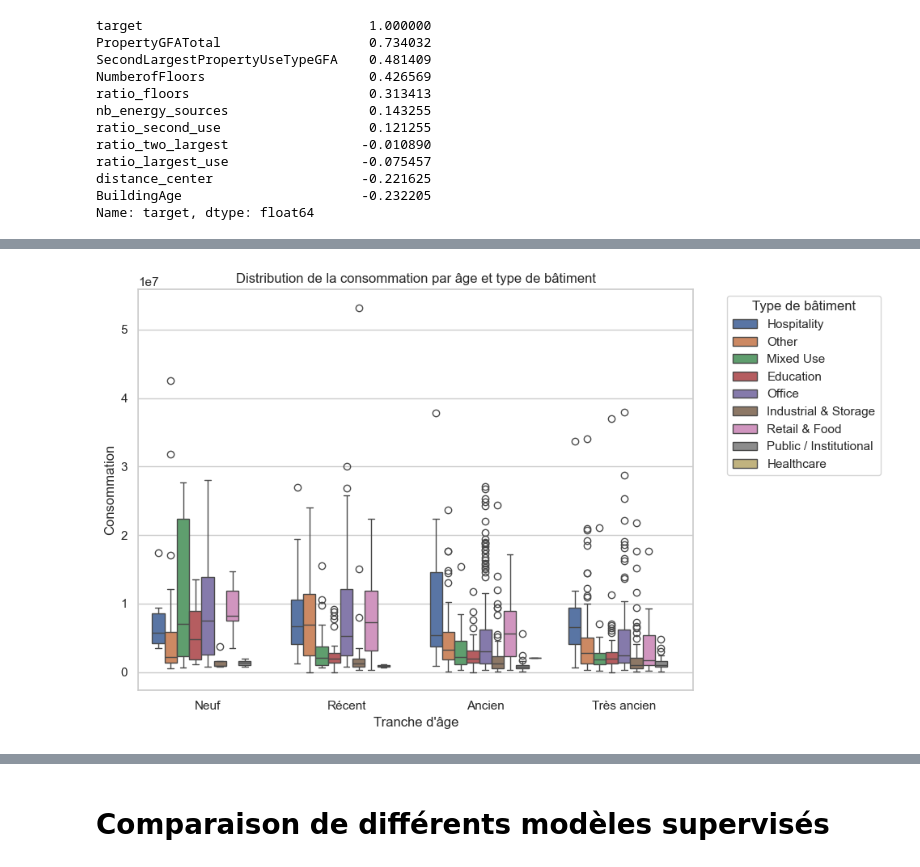
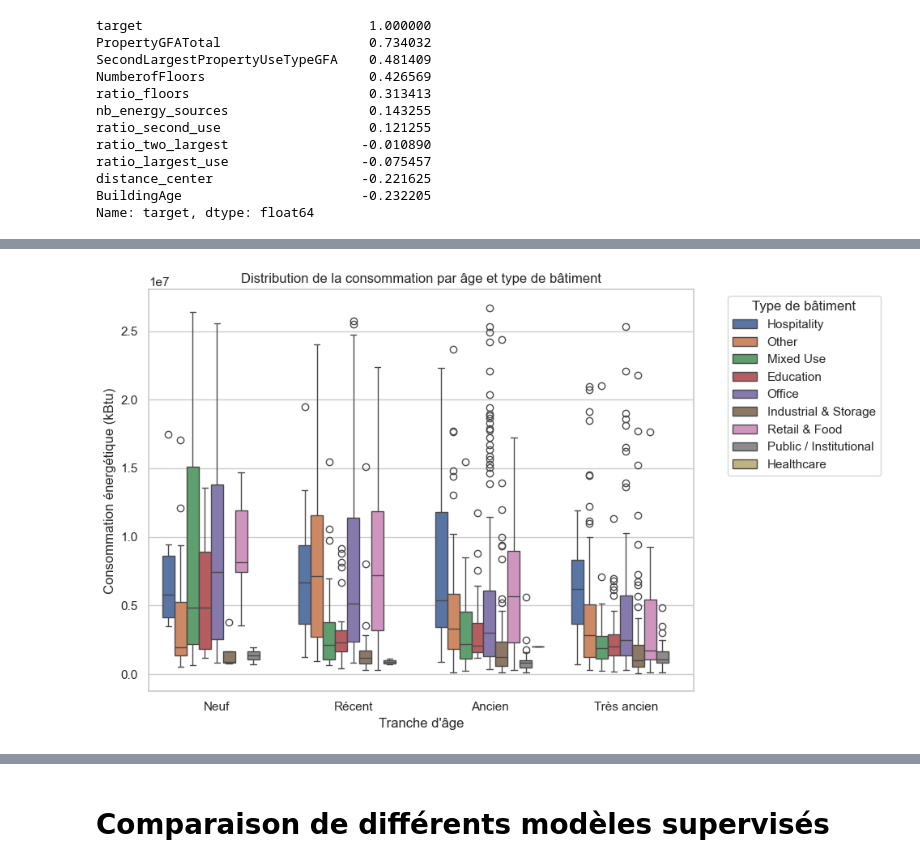
Before and after one commit to Noel974/Anticipez-_les_besoins_en_consommation_de_b-timents, a Jupyter notebook: template_modelistation_supervisee.ipynb, the cells around one changed output, grey strips where cells are left out. Saved outputs shown, nothing was run; the diff lists cells and outputs as text; code cells hidden in the pictures.

```diff
--- a/template_modelistation_supervisee.ipynb
+++ b/template_modelistation_supervisee.ipynb
@@ -1208,29 +1194,34 @@ Name: distance_center, dtype: float64
 # %%
-max_dist = df_features["distance_center"].max()
+# 1. Création des groupes de distance
+max_dist = x_reduced["distance_center"].max()
 
-bins = [0, 2, 5, 10, max_dist, max_dist + 1]
-labels = ["Très proche", "Proche", "Moyen", "Éloigné", "Très éloigné"]
+bins = [0, 2, 5, 10, max_dist]
+labels = ["Très proche", "Proche", "Moyen", "Éloigné"]
 
-df_features["distance_group"] = pd.cut(
-    df_features["distance_center"],
+x_reduced["distance_group"] = pd.cut(
+    x_reduced["distance_center"],
     bins=bins,
     labels=labels,
     include_lowest=True
 )
 
+# 2. Fusion X + y pour faciliter les graphiques
+df_plot = x_reduced.copy()
+df_plot["target"] = y_filtrage
 
-plt.figure(figsize=(10, 6))
+# 3. Boxplot distance_group × target × PropertyCategory
+plt.figure(figsize=(12, 6))
 
 sns.boxplot(
-    data=df_features,
+    data=df_plot,
     x="distance_group",
-    y=target,
+    y="target",
     hue="PropertyCategory"
 )
 
 plt.title("Distribution de la consommation selon la distance au centre")
 plt.xlabel("Distance au centre (groupée)")
-plt.ylabel("Consommation")
+plt.ylabel("Consommation énergétique (kBtu)")
 plt.legend(title="Type de bâtiment", bbox_to_anchor=(1.05, 1), loc='upper left')
 
 plt.tight_layout()
@@ -1243,31 +1231,35 @@ y = pd.read_csv("data/Y_df_target_clean.csv")
 # %%
-# --- Création des groupes d'âge ---
+# --- 1. Création des groupes d'âge ---
 bins = [0, 10, 30, 60, 100]
 labels = ["Neuf", "Récent", "Ancien", "Très ancien"]
 
-df_features["age_group"] = pd.cut(
-    df_features["BuildingAge"],
+x_reduced["age_group"] = pd.cut(
+    x_reduced["BuildingAge"],
     bins=bins,
-    labels=labels
+    labels=labels,
+    include_lowest=True
 )
 
-# --- Boxplot ---
+# --- 2. Fusion X + y ---
+df_plot = x_reduced.copy()
+df_plot["target"] = y_filtrage
+
+# --- 3. Boxplot ---
 plt.figure(figsize=(10, 6))
 
 sns.boxplot(
-    data=df_features,
+    data=df_plot,
     x="age_group",
-    y=target,
+    y="target",
     hue="PropertyCategory"
 )
 
 plt.title("Distribution de la consommation par âge et type de bâtiment")
 plt.xlabel("Tranche d'âge")
-plt.ylabel("Consommation")
-# Déplacer la légende à droite, en dehors du graphique
+plt.ylabel("Consommation énergétique (kBtu)")
 plt.legend(title="Type de bâtiment", bbox_to_anchor=(1.05, 1), loc='upper left')
 
 plt.tight_layout()
 plt.show()
 # %% [output]
-[figure, old version]
+[figure, new version]
```
Also changed, not shown: parts of 52 cells of this notebook, 6 other files.
